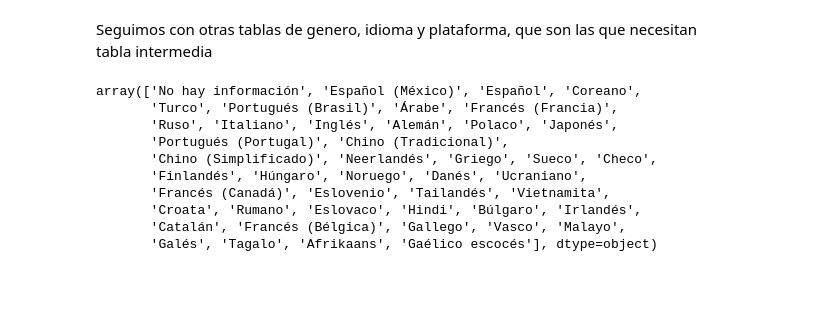
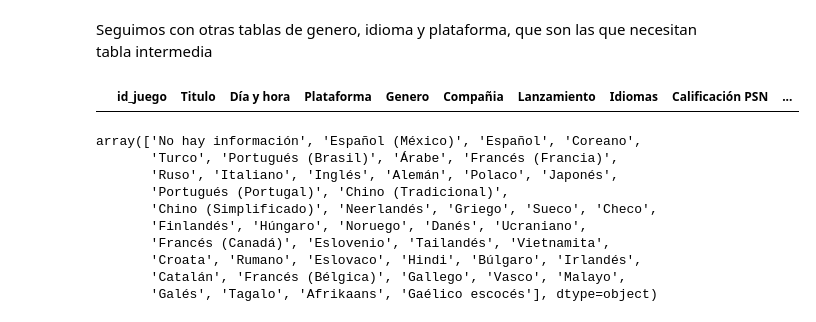
Before and after one commit to svalencia-romero/GamePriceTracker, a Jupyter notebook: notebooks/memoria_v1.ipynb, the cells around one changed output. Drawn from its saved outputs; the diff is of its cells as text; code cells hidden in the pictures; blank space fills up the shorter version.

```diff
--- a/notebooks/memoria_v1.ipynb
+++ b/notebooks/memoria_v1.ipynb
@@ -1356,7 +1356,11 @@ f.sql_query(query,conn)
 # %% [markdown]
 Seguimos con otras tablas de genero, idioma y plataforma, que son las que necesitan tabla intermedia
 # %%
-df = pd.read_csv('../csv_s/csv_limpio/es/csv_2024-03-14.csv')
+df = pd.read_csv('../csv_s/csv_limpio/es/csv_2024-03-19.csv')
+# %%
+df[df['id_juego'].duplicated()]
+# %% [output]
+|  | id_juego | Titulo | Día y hora | Plataforma | Genero | Compañia | Lanzamiento | Idiomas | Calificación PSN | ... |
 # %%
 df['Idiomas'].str.split(',').explode().str.strip().unique()
 # %% [output]
```
Also changed, not shown: parts of 6 cells of this notebook, 19 other files.
